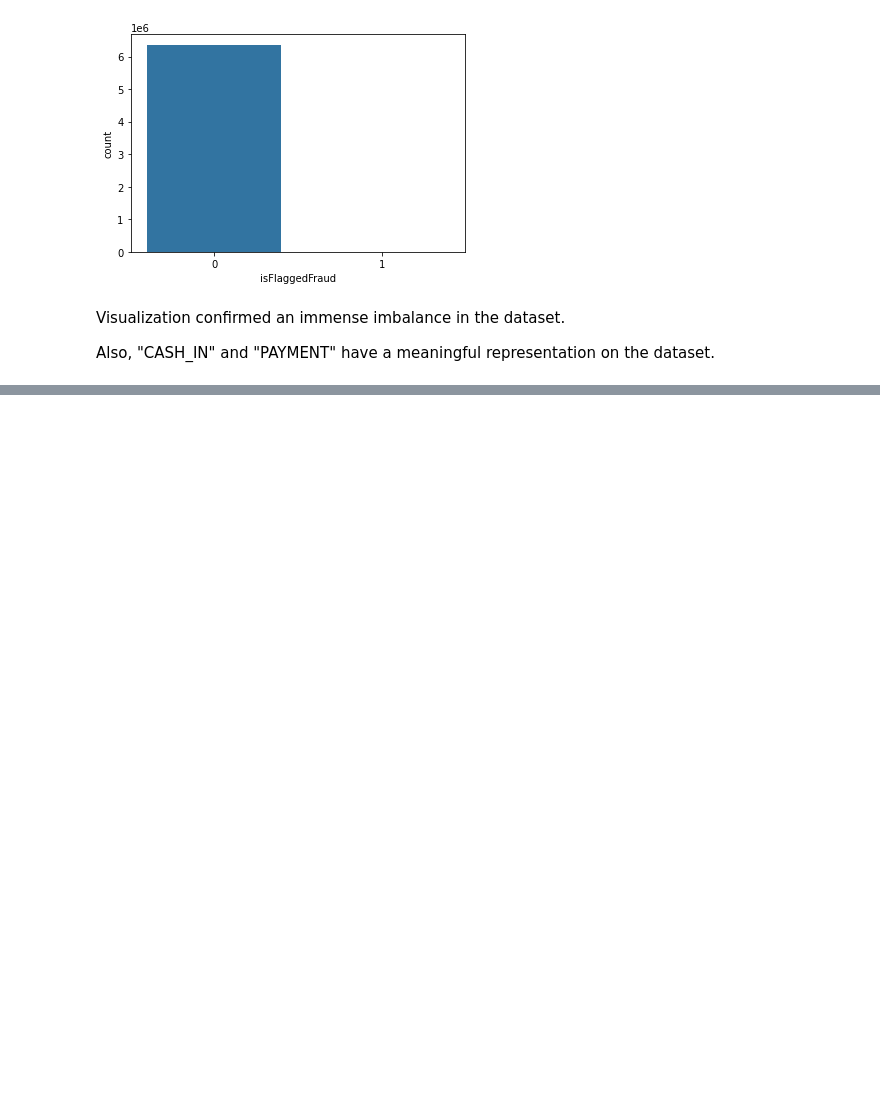
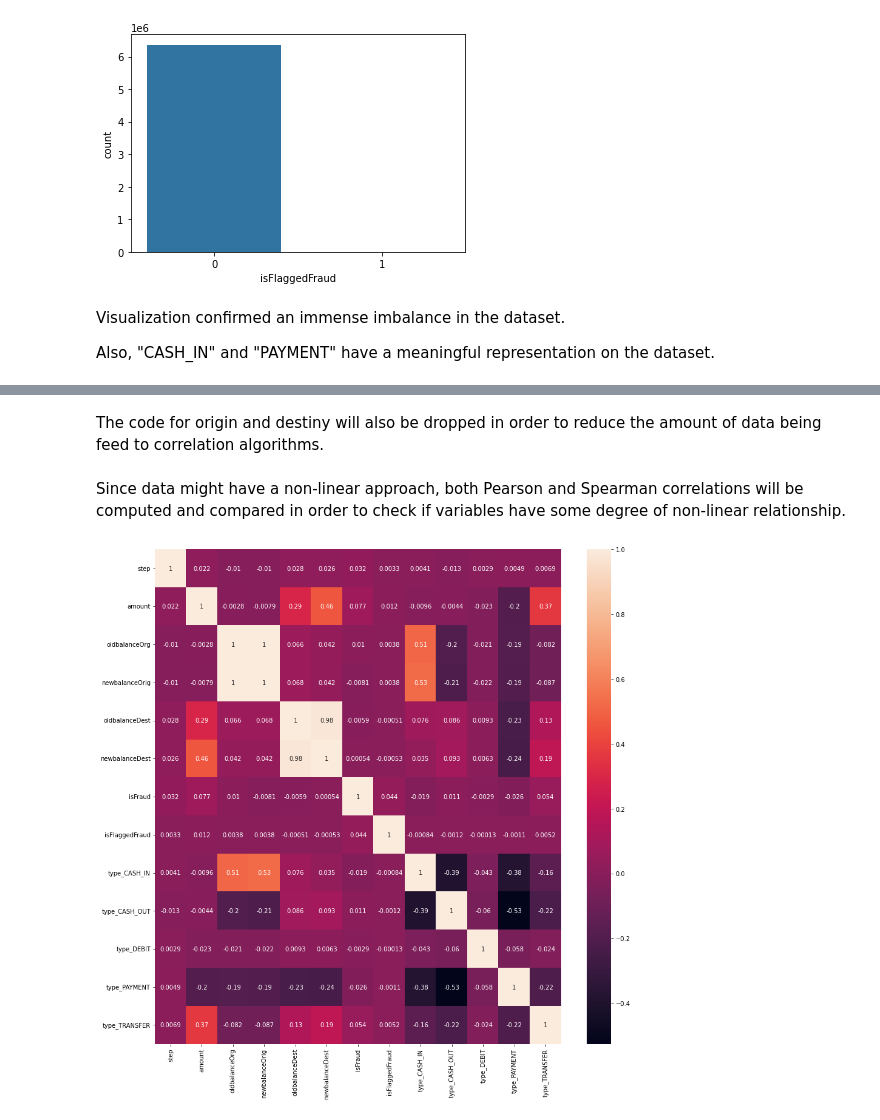
Before and after one commit to romulocrp/ml-projects, a Jupyter notebook: beg/online-payments-fraud-detection/project.ipynb, the cells around one changed output, grey strips where cells are left out. Saved outputs shown, nothing was run; the diff lists cells and outputs as text; code cells hidden in the pictures; blank space fills up the shorter version.

Commit message:
Correlation numerical analysis.

```diff
--- a/beg/online-payments-fraud-detection/project.ipynb
+++ b/beg/online-payments-fraud-detection/project.ipynb
@@ -446,0 +451,2 @@ Also, "CASH_IN" and "PAYMENT" have a meaningful representation on the dataset.
+# %%
+encoded_data = pd.get_dummies(data, columns = ["type"], prefix = "type")
@@ -446,0 +462,12 @@ Also, "CASH_IN" and "PAYMENT" have a meaningful representation on the dataset.
+# %% [markdown]
+The code for origin and destiny will also be dropped in order to reduce the amount of data being feed to correlation algorithms.
+# %%
+encoded_data.drop(["nameOrig", "nameDest"], axis=1, inplace=True)
+# %% [markdown]
+Since data might have a non-linear approach, both Pearson and Spearman correlations will be computed and compared in order to check if variables have some degree of non-linear relationship.
+# %%
+plt.figure(figsize=(15, 15))
+sns.heatmap(encoded_data.corr(), annot = True);
+plt.show()
+# %% [output]
+[figure, added]
```
Also changed, not shown: parts of 7 cells of this notebook.
